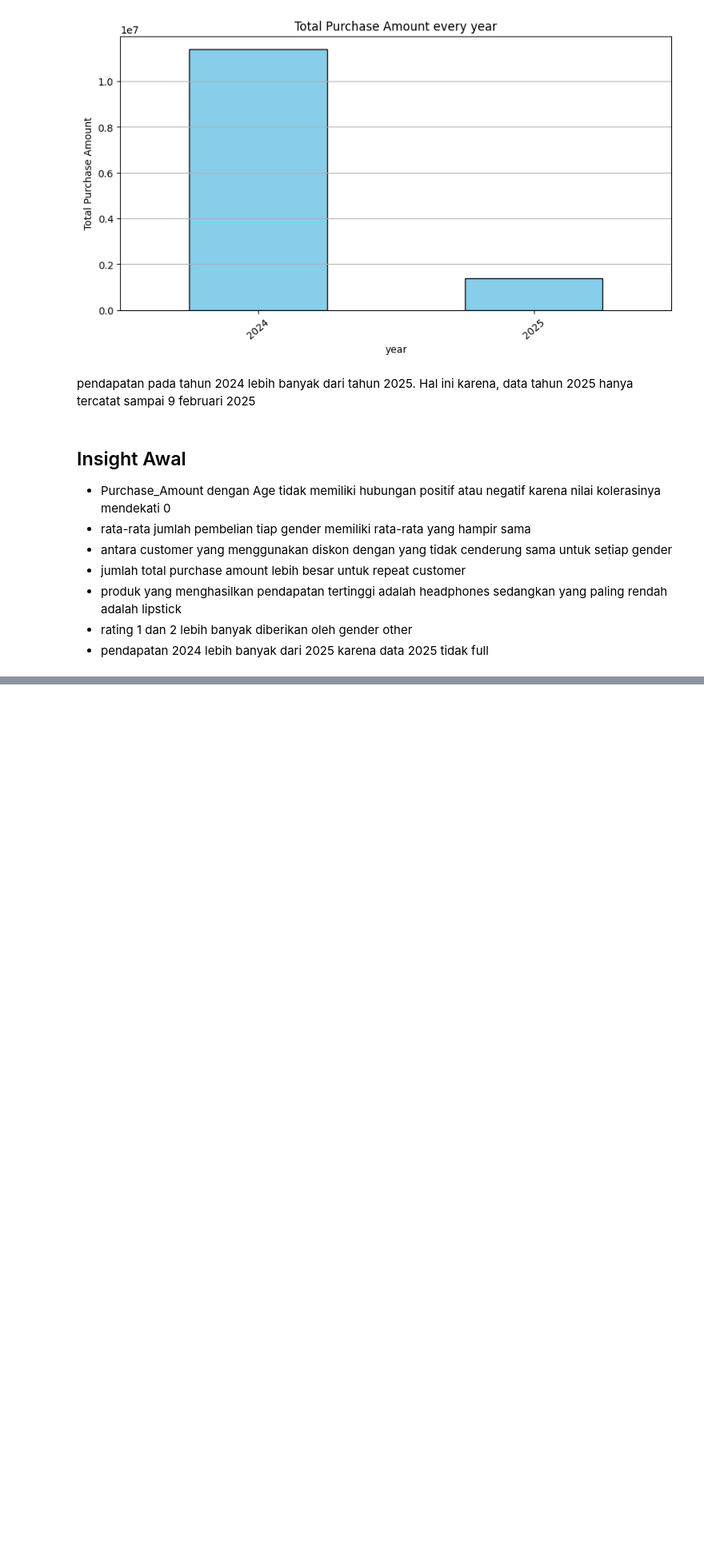
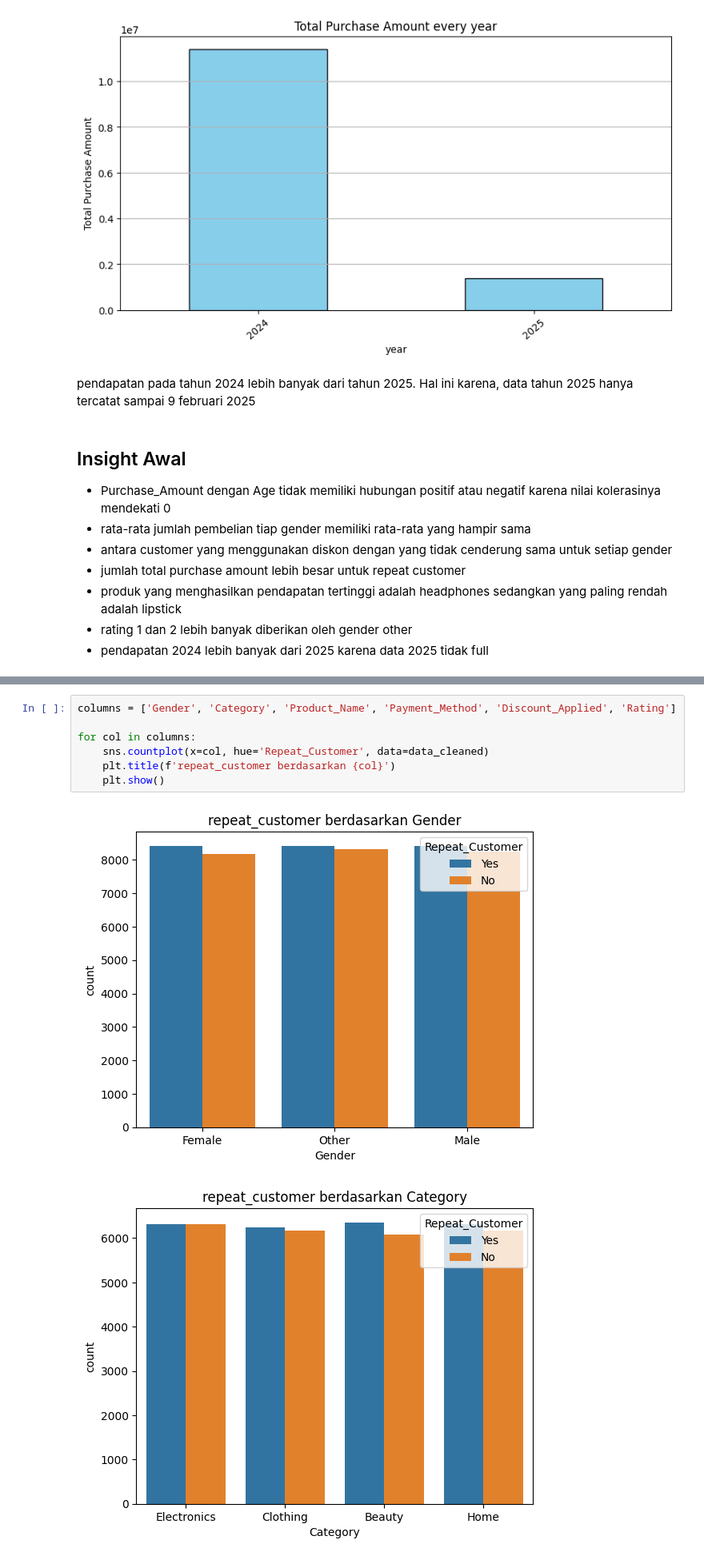
Before and after one commit to NurulAis/walmart-customer-purchase-analysis, a Jupyter notebook: notebook/notebook.ipynb, the cells around one changed output, grey strips where cells are left out. Shown at 80% size. Drawn from its saved outputs; the diff is of its cells as text; blank space fills up the shorter version.

```diff
--- a/notebook/notebook.ipynb
+++ b/notebook/notebook.ipynb
@@ -318,0 +410,10 @@ pendapatan pada tahun 2024 lebih banyak dari tahun 2025. Hal ini karena, data ta
+# %%
+columns = ['Gender', 'Category', 'Product_Name', 'Payment_Method', 'Discount_Applied', 'Rating']
+
+for col in columns:
+    sns.countplot(x=col, hue='Repeat_Customer', data=data_cleaned)
+    plt.title(f'repeat_customer berdasarkan {col}')
+    plt.show()
+# %% [output]
+[figure, added]
+[figure, added]
```
Also changed, not shown: parts of 17 cells of this notebook.
